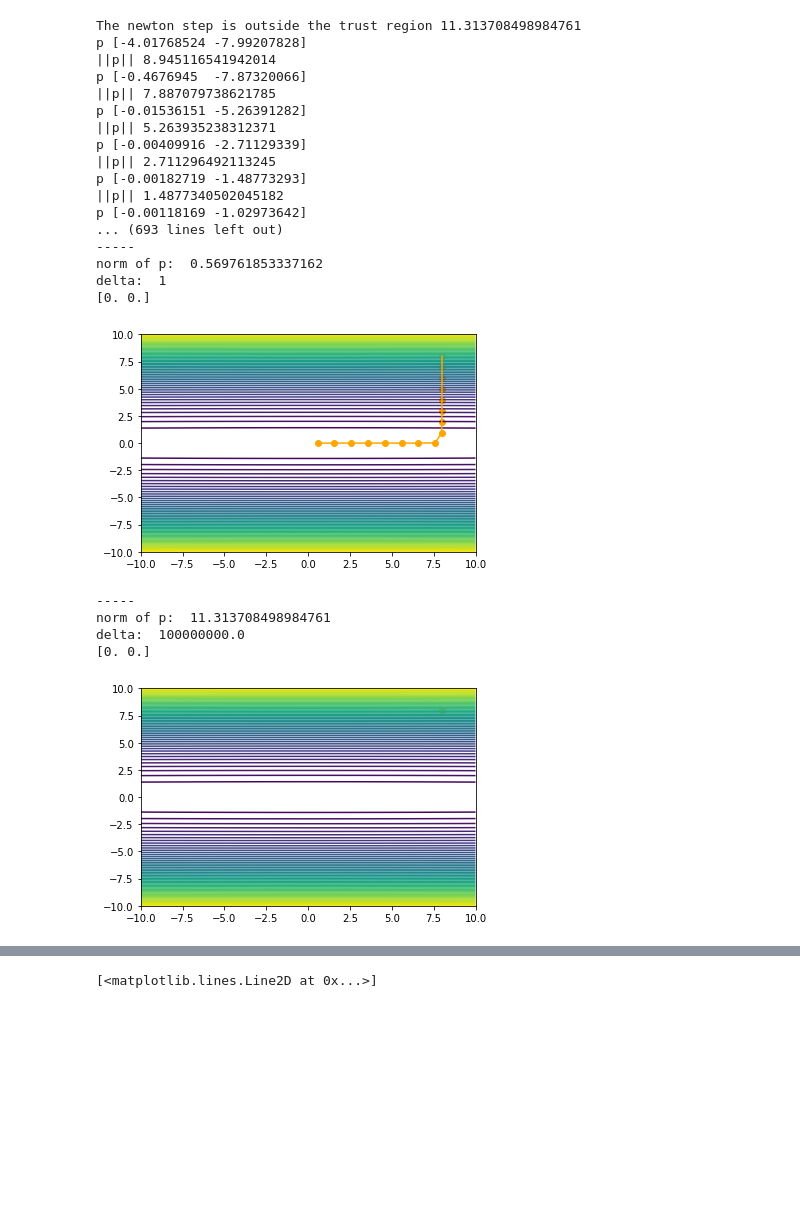
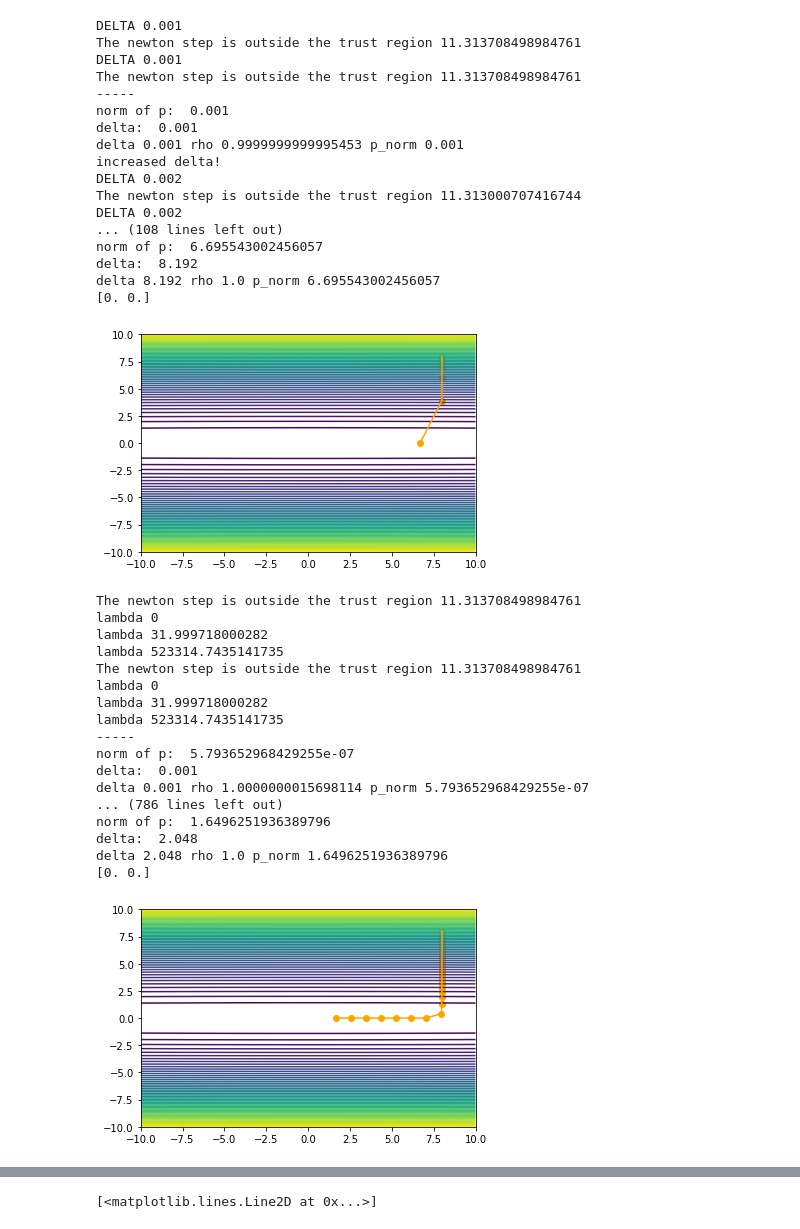
Before and after one commit to Snailed/no-2022-code, a Jupyter notebook: no-assignment-4.ipynb, the cells around one changed output, grey strips where cells are left out. Cells and saved outputs as stored; diff of their text form; code cells hidden in the pictures; blank space fills up the shorter version.

```diff
--- a/no-assignment-4.ipynb
+++ b/no-assignment-4.ipynb
@@ -86,34 +85,47 @@ def plot_delta_from_function(minimize, F, g_tol=0.5, debug=False, start_point=[8
     #plt.plot([xk[0] for xk in xk_at_i[:-1]], [xk[1] for xk in xk_at_i[:-1]], c='orange')
     #plt.scatter([xk[0] for xk in xk_at_i[:-1]], [xk[1] for xk in xk_at_i[:-1]], c='orange')
 # %%
-plot_contour_from_function(TrustRegion.minimize, Ellipsoid, lambda_init=1e-1, delta_init=1, start_point=[8,8])
+plot_contour_from_function(TrustRegion.minimize, Ellipsoid, lambda_init=10000, delta_init=0.001, start_point=[8,8])
 # %% [output]
+DELTA 0.001
 The newton step is outside the trust region 11.313708498984761
-p [-4.01768524 -7.99207828]
-||p|| 8.945116541942014
-p [-0.4676945  -7.87320066]
-||p|| 7.887079738621785
-p [-0.01536151 -5.26391282]
-||p|| 5.263935238312371
-p [-0.00409916 -2.71129339]
-||p|| 2.711296492113245
-p [-0.00182719 -1.48773293]
-||p|| 1.4877340502045182
-p [-0.00118169 -1.02973642]
-... (693 lines left out)
+DELTA 0.001
+The newton step is outside the trust region 11.313708498984761
 -----
-norm of p:  0.569761853337162
-delta:  1
+norm of p:  0.001
+delta:  0.001
+delta 0.001 rho 0.9999999999995453 p_norm 0.001
+increased delta!
+DELTA 0.002
+The newton step is outside the trust region 11.313000707416744
+DELTA 0.002
+... (108 lines left out)
+norm of p:  6.695543002456057
+delta:  8.192
+delta 8.192 rho 1.0 p_norm 6.695543002456057
 [0. 0.]
-[figure, old version]
+[figure, new version]
 # %%
-plot_contour_from_function(TrustRegion.minimize, Ellipsoid, lambda_init=0, delta_init=1e8)
+plot_contour_from_function(TrustRegion.minimize, Ellipsoid, lambda_init=0, delta_init=0.001)
 # %% [output]
+The newton step is outside the trust region 11.313708498984761
+lambda 0
+lambda 31.999718000282
+lambda 523314.7435141735
+The newton step is outside the trust region 11.313708498984761
+lambda 0
+lambda 31.999718000282
+lambda 523314.7435141735
 -----
-norm of p:  11.313708498984761
-delta:  100000000.0
+norm of p:  5.793652968429255e-07
+delta:  0.001
+delta 0.001 rho 1.0000000015698114 p_norm 5.793652968429255e-07
+... (786 lines left out)
+norm of p:  1.6496251936389796
+delta:  2.048
+delta 2.048 rho 1.0 p_norm 1.6496251936389796
 [0. 0.]
-[figure, old version]
+[figure, new version]
 # %%
 plot_contour_from_function(TrustRegion.minimize, Ellipsoid, lambda_init=1e-1)
 # %% [output]
```
Also changed, not shown: parts of 11 cells of this notebook, 2 other files.
